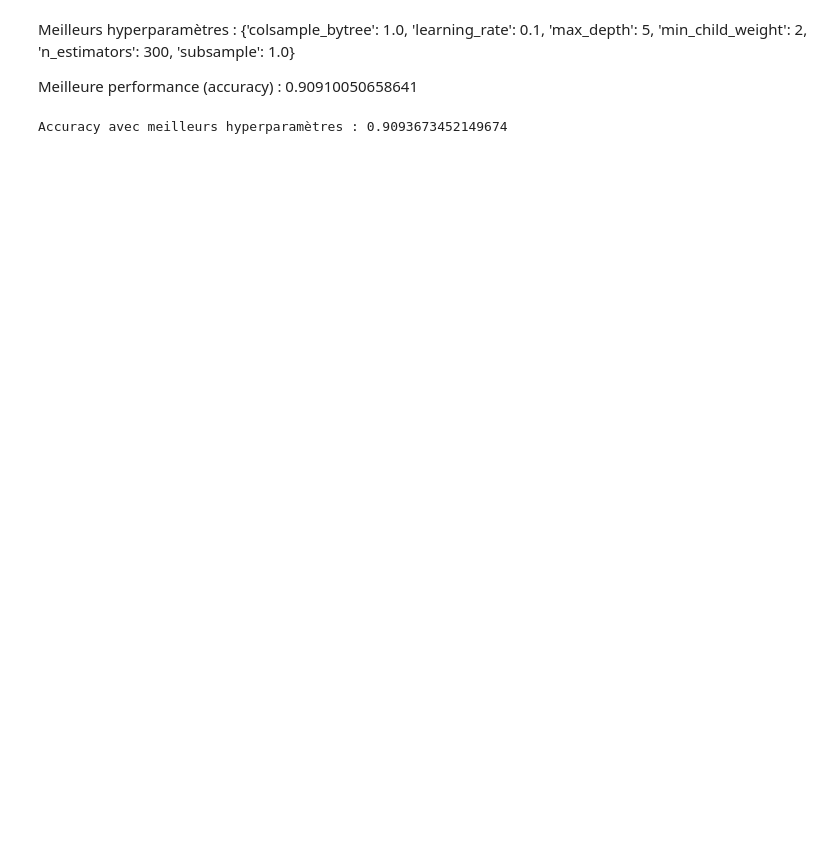
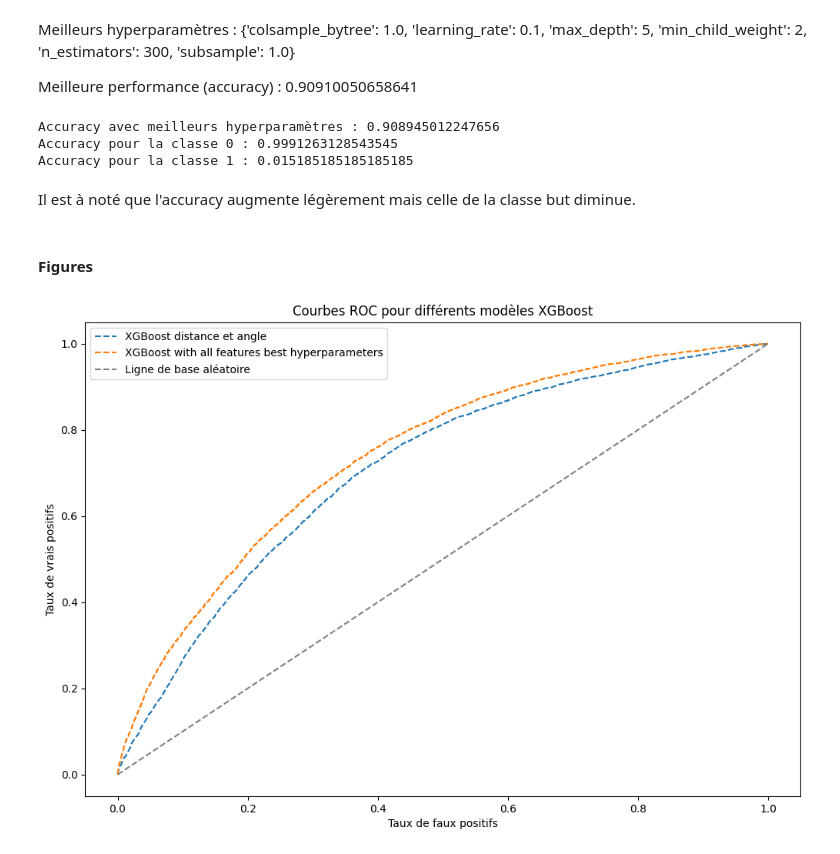
Before and after one commit to Alexia57/A02-projet, a Jupyter notebook: notebooks/modele_avance.ipynb, the cells around one changed output. Saved outputs shown, nothing was run; the diff lists cells and outputs as text; code cells hidden in the pictures; blank space fills up the shorter version.

```diff
--- a/notebooks/modele_avance.ipynb
+++ b/notebooks/modele_avance.ipynb
@@ -504,17 +510,28 @@ if experience_comet :
     )
     experience.set_name("XGBoost model all features with best hyperparameters")
 
-# Utiliser le modèle avec les meilleurs hyperparamètres pour faire des prédictions sur l'ensemble de validation
-best_model = grid_search.best_estimator_
+# Hyperparamètres
+best_hyperparameters = {'colsample_bytree': 1.0, 'learning_rate': 0.1, 'max_depth': 5, 'min_child_weight': 2, 'n_estimators': 300, 'subsample': 1.0}
+
+# Initialisation du modèle XGBoost avec les hyperparamètres
+best_model = xgb.XGBClassifier(**best_hyperparameters)
+
+# Entraîenement
+best_model.fit(X_train, y_train)
+
 y_pred = best_model.predict(X_valid)
 
 # Afficher l'accuracy du modèle avec les meilleurs hyperparamètres sur l'ensemble de validation
 best_accuracy = accuracy_score(y_valid, y_pred)
 print(f"Accuracy avec meilleurs hyperparamètres : {accuracy}")
 
+# Calcul des accuracies par classe
+accuracy_class_0 = (y_pred[y_valid.values == 0] == 0).sum() / (y_valid.values == 0).sum()
+accuracy_class_1 = (y_pred[y_valid.values == 1] == 1).sum() / (y_valid.values == 1).sum()
 
-# calculés ci-dessous
-best_hyperparameters = {'colsample_bytree': 1.0, 'learning_rate': 0.1, 'max_depth': 5, 'min_child_weight': 2, 'n_estimators': 300, 'subsample': 1.0}
+# Affichage des résultats
+print(f"Accuracy pour la classe 0 : {accuracy_class_0}")
+print(f"Accuracy pour la classe 1 : {accuracy_class_1}")
 
 if experience_comet :
 
@@ -528,4 +545,60 @@ if experience_comet :
 
     experience.end()
 # %% [output]
-Accuracy avec meilleurs hyperparamètres : 0.9093673452149674
+Accuracy avec meilleurs hyperparamètres : 0.908945012247656
+Accuracy pour la classe 0 : 0.9991263128543545
+Accuracy pour la classe 1 : 0.015185185185185185
+# %% [markdown]
+Il est à noté que l'accuracy augmente légèrement mais celle de la classe but diminue.
+# %% [markdown]
+#### Figures
+# %%
+# XGBoost sur distance et angle
+
+# On garde que les caractéristique qu'on veut étudier ici
+X_train_select = train_data[['distanceToNet', 'relativeAngleToNet']]
+y_train_select = train_data['isGoal']
+# Split l'ensemble de données en ensembles d'entraînement et de validation
+X_train, X_valid, y_train, y_valid = train_test_split(X_train_select, y_train_select, test_size=0.2, random_state=42)
+# Initialisation du modèle XGBoost
+model = xgb.XGBClassifier()
+# Entraîenement
+model.fit(X_train, y_train)
+# prédictions sur l'ensemble de validation
+y_prob = model.predict_proba(X_valid)[:, 1]
+
+
+# XGBoost sur toutes les caractéristiques avec les meilleurs hyperparamètres
+
+# on garde que les caractéristique qu'on veut étudier ici
+X_train_select_2 = train_data_2_correct.drop('isGoal', axis=1)
+y_train_select_2 = train_data_2_correct['isGoal']
+# split l'ensemble de données en ensembles d'entraînement et de validation
+X_train_2, X_valid_2, y_train_2, y_valid_2 = train_test_split(X_train_select_2, y_train_select_2, test_size=0.2, random_state=42)
+# Initialisation du modèle XGBoost
+best_model = xgb.XGBClassifier()
+# Entraîenement
+best_model.fit(X_train_2, y_train_2)
+# prédictions sur l'ensemble de validation
+y_prob_2 = best_model.predict_proba(X_valid_2)[:, 1]
+
+
+# Calculer la courbe ROC
+fpr, tpr, thresholds = roc_curve(y_valid, y_prob)
+fpr_2, tpr_2, thresholds_2 = roc_curve(y_valid_2, y_prob_2)
+
+# Tracer la courbe ROC
+plt.figure(figsize=(12, 8))
+plt.plot(fpr, tpr, label='XGBoost distance et angle', linestyle='--')
+plt.plot(fpr_2, tpr_2, label='XGBoost with all features best hyperparameters', linestyle='--')
+
+# Ligne de base aléatoire
+plt.plot([0, 1], [0, 1], linestyle='--', color='gray', label='Ligne de base aléatoire')
+
+plt.xlabel('Taux de faux positifs')
+plt.ylabel('Taux de vrais positifs')
+plt.title('Courbes ROC pour différents modèles XGBoost')
+plt.legend()
+plt.show()
+# %% [output]
+[figure, added]
```
Also changed, not shown: parts of 12 cells of this notebook.
